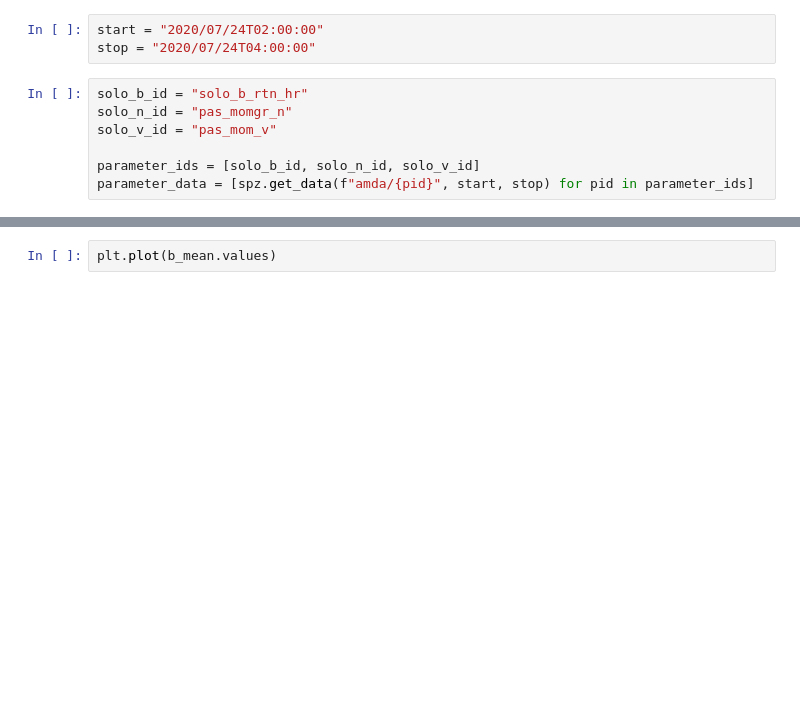
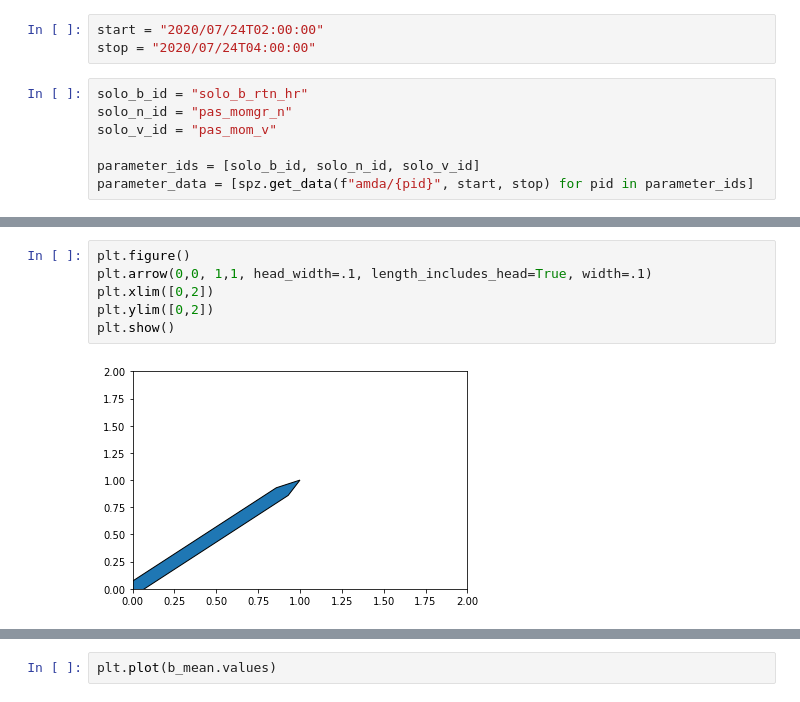
Before and after one commit to cdppirap/speasy_examples, a Jupyter notebook: kelvin_helmholtz/solar_orbiter_kelvin_helmholtz.ipynb, the cells around one changed output, grey strips where cells are left out. Saved outputs shown, nothing was run; the diff lists cells and outputs as text; blank space fills up the shorter version.

```diff
--- a/kelvin_helmholtz/solar_orbiter_kelvin_helmholtz.ipynb
+++ b/kelvin_helmholtz/solar_orbiter_kelvin_helmholtz.ipynb
@@ -30 +93,9 @@ plt.show()
+# %%
+plt.figure()
+plt.arrow(0,0, 1,1, head_width=.1, length_includes_head=True, width=.1)
+plt.xlim([0,2])
+plt.ylim([0,2])
+plt.show()
+# %% [output]
+[figure, added]
 # %%
```
Also changed, not shown: parts of 7 cells of this notebook, 2 other files.
